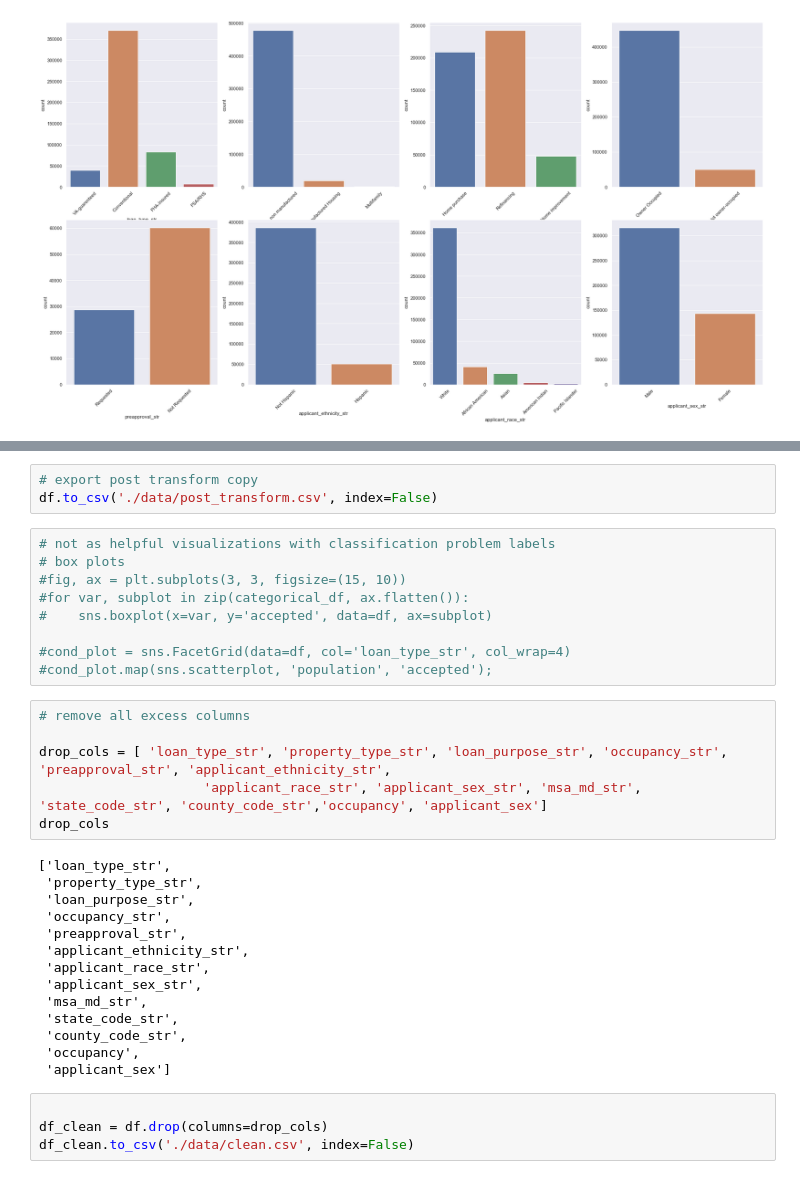
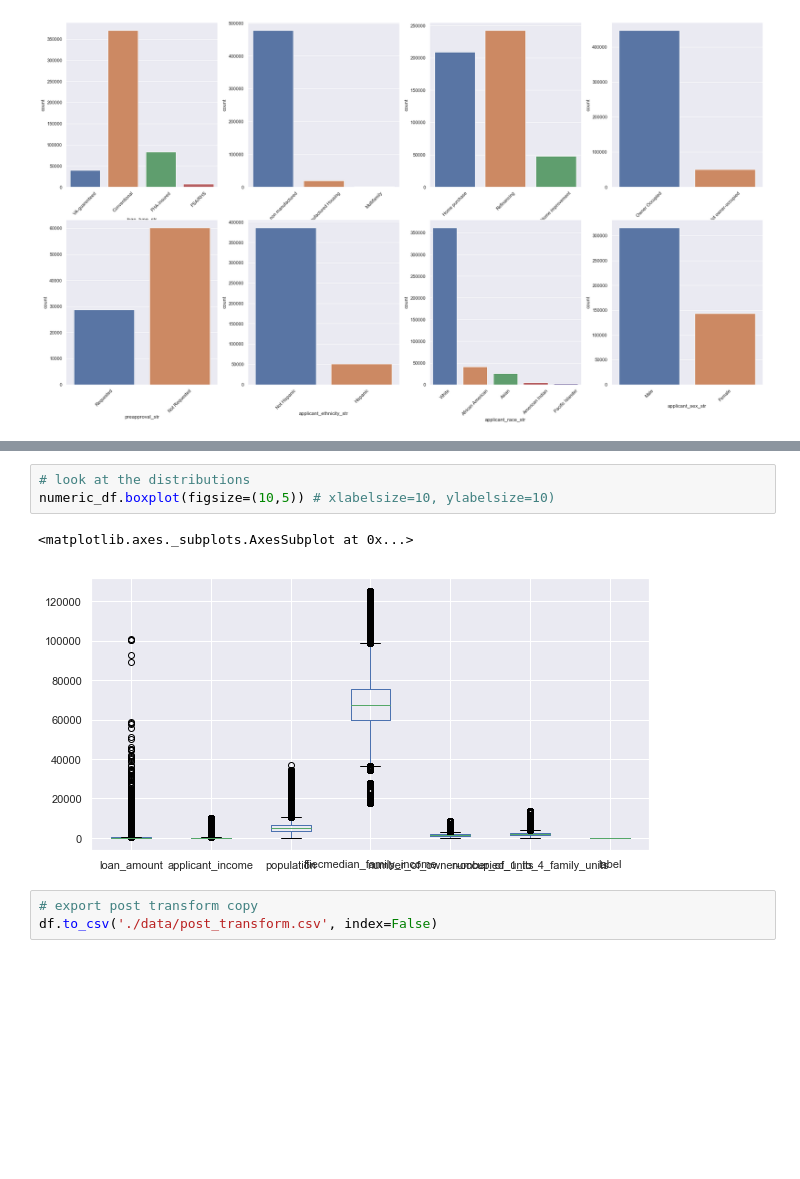
Before and after one commit to benMcChesney/Mortgage-Classifier-Capstone, a Jupyter notebook: 1. exploratory_data_analysis.ipynb, the cells around one changed output, grey strips where cells are left out. Saved outputs shown, nothing was run; the diff lists cells and outputs as text; blank space fills up the shorter version.

```diff
--- a/exploratory_data_analysis.ipynb
+++ b/1. exploratory_data_analysis.ipynb
@@ -331,36 +332,9 @@ array([[<matplotlib.axes._subplots.AxesSubplot object at 0x...>,
+# %%
+# look at the distributions
+numeric_df.boxplot(figsize=(10,5)) # xlabelsize=10, ylabelsize=10)
+# %% [output]
+<matplotlib.axes._subplots.AxesSubplot at 0x...>
+[figure, added]
 # %%
 # export post transform copy
 df.to_csv('./data/post_transform.csv', index=False)
-# %%
-# not as helpful visualizations with classification problem labels
-# box plots
-#fig, ax = plt.subplots(3, 3, figsize=(15, 10))
-#for var, subplot in zip(categorical_df, ax.flatten()):
-#    sns.boxplot(x=var, y='accepted', data=df, ax=subplot)
-
-#cond_plot = sns.FacetGrid(data=df, col='loan_type_str', col_wrap=4)
-#cond_plot.map(sns.scatterplot, 'population', 'accepted');
-# %%
-# remove all excess columns
-
-drop_cols = [ 'loan_type_str', 'property_type_str', 'loan_purpose_str', 'occupancy_str', 'preapproval_str', 'applicant_ethnicity_str',
-                     'applicant_race_str', 'applicant_sex_str', 'msa_md_str', 'state_code_str', 'county_code_str','occupancy', 'applicant_sex']
-drop_cols
-# %% [output]
-['loan_type_str',
- 'property_type_str',
- 'loan_purpose_str',
- 'occupancy_str',
- 'preapproval_str',
- 'applicant_ethnicity_str',
- 'applicant_race_str',
- 'applicant_sex_str',
- 'msa_md_str',
- 'state_code_str',
- 'county_code_str',
- 'occupancy',
- 'applicant_sex']
-# %%
-
-df_clean = df.drop(columns=drop_cols)
-df_clean.to_csv('./data/clean.csv', index=False)
```
Also changed, not shown: parts of 3 cells of this notebook, 4 other files.
